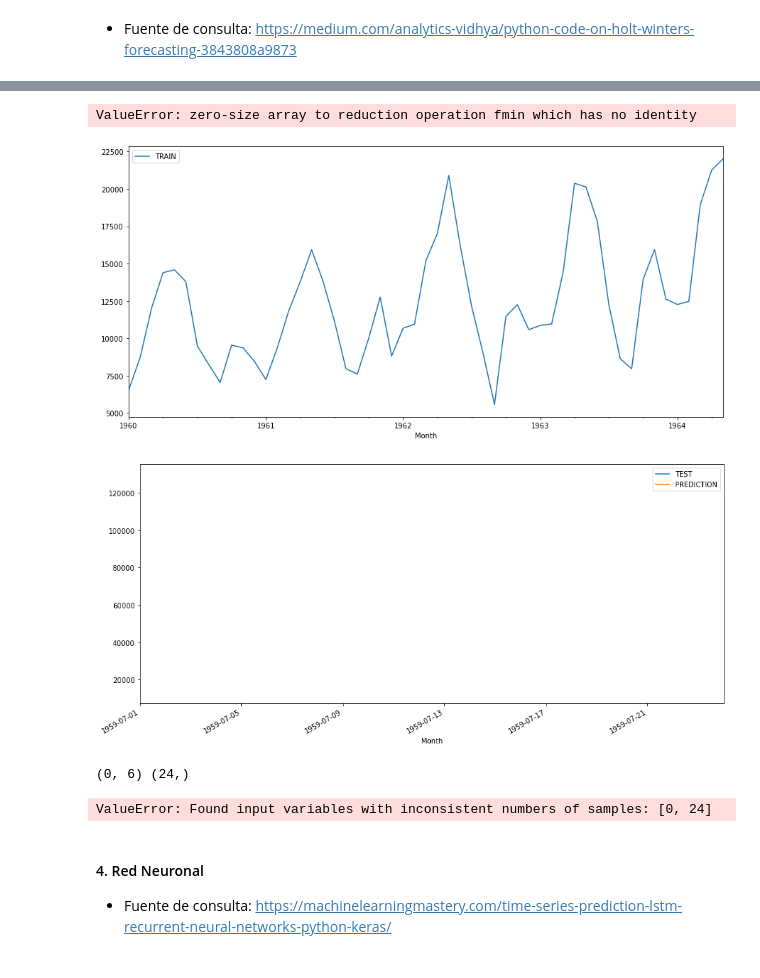
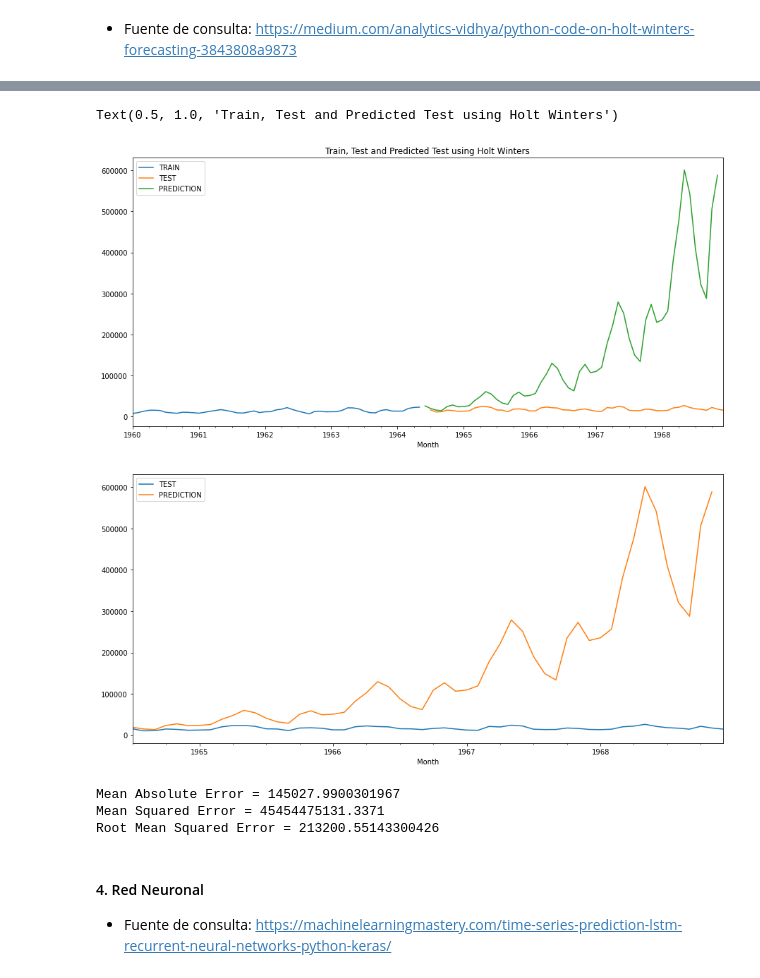
Before and after one commit to CamilaGO/Lab7-ds, a Jupyter notebook: Laboratorio 7 - Monthly Car Sales.ipynb, the cells around one changed output, grey strips where cells are left out. Cells and saved outputs as stored; diff of their text form; code cells hidden in the pictures.

```diff
--- a/Laboratorio 7 - Monthly Car Sales.ipynb
+++ b/Laboratorio 7 - Monthly Car Sales.ipynb
@@ -174,3 +221,10 @@ df_1[['Sales', 'forecast']].plot(figsize=(12, 8))
 #### 3. Winter-Holt
 # %% [markdown]
 - Fuente de consulta: https://medium.com/analytics-vidhya/python-code-on-holt-winters-forecasting-3843808a9873
+# %%
+# se cargan los data sets
+df_1 = pd.read_csv("monthly-car-sales.csv")
+# %%
+df_1.index = pd.to_datetime(df_1['Month'])
+df_1.drop(columns='Month',inplace=True)
+df_1.head()
@@ -195,4 +260,5 @@ df_1[['Sales']].plot(title='Sales Data')
 # %%
 decompose_result = seasonal_decompose(df_1, model='multiplicative')
+p.rcParams['figure.figsize'] = (14, 9)
 decompose_result.plot()
 # %% [output]
@@ -231,27 +295,28 @@ tra = buf[:53].dropna()
 tes = buf[54:].dropna()
 # %%
 fitted_model = ExponentialSmoothing(tra['Sales'],trend='mul',seasonal='mul',seasonal_periods=12).fit()
-test_predictions = fitted_model.forecast(24)
+test_predictions = fitted_model.forecast(54)
 tra['Sales'].plot(legend=True, label='TRAIN')
 tes['Sales'].plot(legend=True, label='TEST', figsize=(15,7))
 test_predictions.plot(legend=True,label='PREDICTION')
 plt.title('Train, Test and Predicted Test using Holt Winters')
 # %% [output]
-ValueError: zero-size array to reduction operation fmin which has no identity
+Text(0.5, 1.0, 'Train, Test and Predicted Test using Holt Winters')
-[figure, old version]
+[figure, new version]
 # %%
 tes['Sales'].plot(legend=True,label='TEST',figsize=(15,7))
-test_predictions.plot(legend=True, label='PREDICTION', xlim=['1959-07-01','1959-07-24']);
+test_predictions.plot(legend=True, label='PREDICTION', xlim=['1964-07-01','1968-12-01']);
 # %% [output]
-[figure, old version]
+[figure, new version]
 # %%
 from sklearn.metrics import mean_absolute_error,mean_squared_error
-print(tes.shape, test_predictions.shape)
-print(f'Mean Absolute Error = {mean_absolute_error(tes[:24],test_predictions)}')
-print(f'Mean Squared Error = {mean_squared_error(tes[:24],test_predictions)}')
+print(f'Mean Absolute Error = {mean_absolute_error(tes,test_predictions)}')
+print(f'Mean Squared Error = {mean_squared_error(tes,test_predictions)}')
+print(f'Root Mean Squared Error = {sqrt(mean_squared_error(tes, test_predictions))}')
 # %% [output]
-(0, 6) (24,)
+Mean Absolute Error = 145027.9900301967
+Mean Squared Error = 45454475131.3371
+Root Mean Squared Error = 213200.55143300426
-ValueError: Found input variables with inconsistent numbers of samples: [0, 24]
 # %% [markdown]
 #### 4. Red Neuronal
 - Fuente de consulta: https://machinelearningmastery.com/time-series-prediction-lstm-recurrent-neural-networks-python-keras/
```
Also changed, not shown: parts of 28 cells of this notebook, 3 other files.
